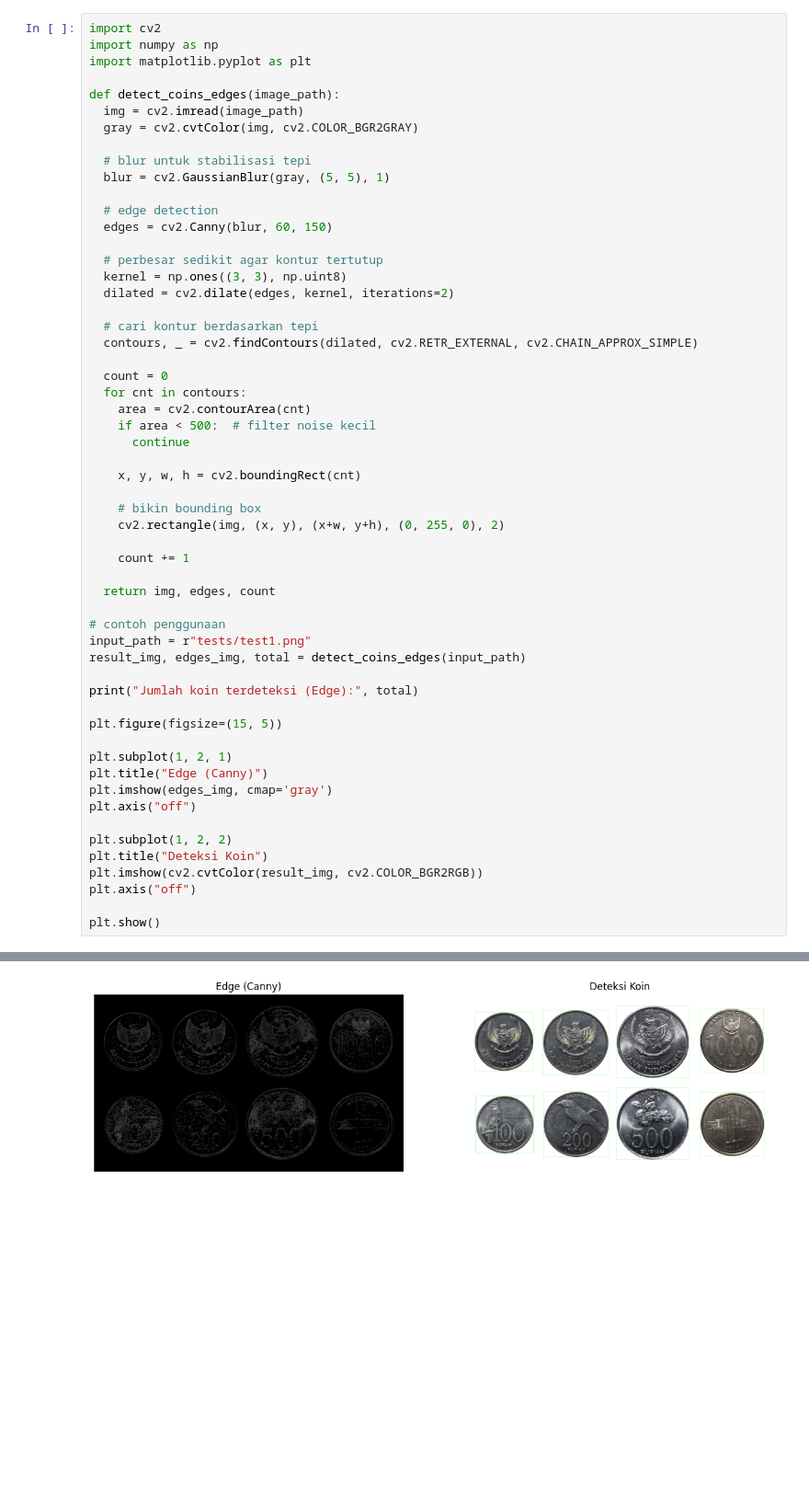
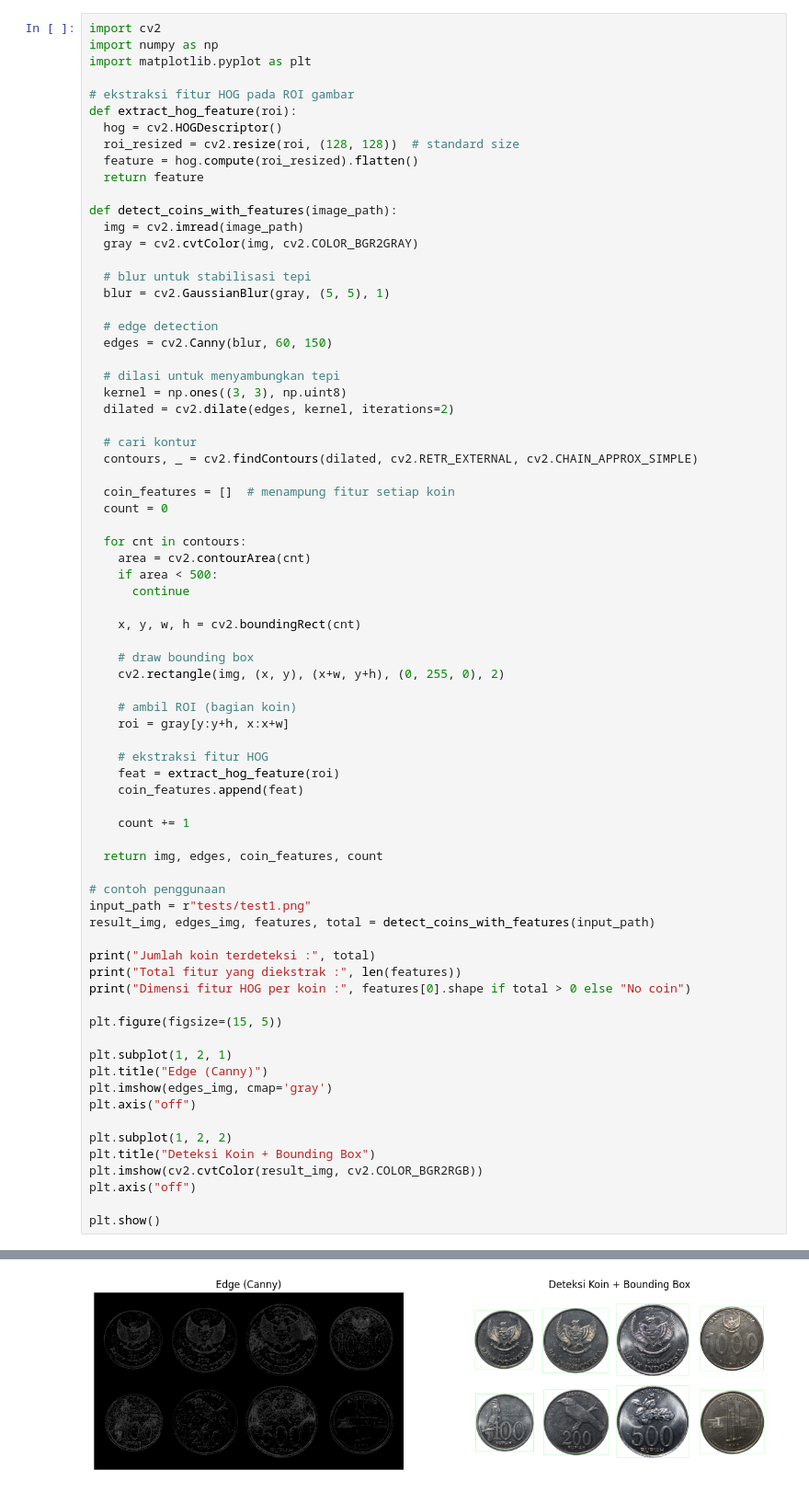
Before and after one commit to Arararra/pcd-coin-counting, a Jupyter notebook: main.ipynb, the cells around one changed output, grey strips where cells are left out. Shown at 92% size. Drawn from its saved outputs; the diff is of its cells as text; blank space fills up the shorter version.

```diff
--- a/main.ipynb
+++ b/main.ipynb
@@ -50,7 +50,14 @@ import cv2
 import numpy as np
 import matplotlib.pyplot as plt
 
-def detect_coins_edges(image_path):
+# ekstraksi fitur HOG pada ROI gambar
+def extract_hog_feature(roi):
+  hog = cv2.HOGDescriptor()
+  roi_resized = cv2.resize(roi, (128, 128))  # standard size
+  feature = hog.compute(roi_resized).flatten()
+  return feature
+
+def detect_coins_with_features(image_path):
   img = cv2.imread(image_path)
   gray = cv2.cvtColor(img, cv2.COLOR_BGR2GRAY)
 
@@ -60,33 +67,44 @@ def detect_coins_edges(image_path):
   # edge detection
   edges = cv2.Canny(blur, 60, 150)
 
-  # perbesar sedikit agar kontur tertutup
+  # dilasi untuk menyambungkan tepi
   kernel = np.ones((3, 3), np.uint8)
   dilated = cv2.dilate(edges, kernel, iterations=2)
 
-  # cari kontur berdasarkan tepi
+  # cari kontur
   contours, _ = cv2.findContours(dilated, cv2.RETR_EXTERNAL, cv2.CHAIN_APPROX_SIMPLE)
 
+  coin_features = []  # menampung fitur setiap koin
   count = 0
+
   for cnt in contours:
     area = cv2.contourArea(cnt)
-    if area < 500:  # filter noise kecil
+    if area < 500:
       continue
 
     x, y, w, h = cv2.boundingRect(cnt)
 
-    # bikin bounding box
+    # draw bounding box
     cv2.rectangle(img, (x, y), (x+w, y+h), (0, 255, 0), 2)
+
+    # ambil ROI (bagian koin)
+    roi = gray[y:y+h, x:x+w]
+
+    # ekstraksi fitur HOG
+    feat = extract_hog_feature(roi)
+    coin_features.append(feat)
 
     count += 1
 
-  return img, edges, count
+  return img, edges, coin_features, count
 
 # contoh penggunaan
 input_path = r"tests/test1.png"
-result_img, edges_img, total = detect_coins_edges(input_path)
+result_img, edges_img, features, total = detect_coins_with_features(input_path)
 
-print("Jumlah koin terdeteksi (Edge):", total)
+print("Jumlah koin terdeteksi :", total)
+print("Total fitur yang diekstrak :", len(features))
+print("Dimensi fitur HOG per koin :", features[0].shape if total > 0 else "No coin")
 
 plt.figure(figsize=(15, 5))
 
@@ -96,7 +114,7 @@ plt.imshow(edges_img, cmap='gray')
 plt.axis("off")
 
 plt.subplot(1, 2, 2)
-plt.title("Deteksi Koin")
+plt.title("Deteksi Koin + Bounding Box")
 plt.imshow(cv2.cvtColor(result_img, cv2.COLOR_BGR2RGB))
 plt.axis("off")
 
@@ -106 +126 @@ Jumlah koin terdeteksi (Edge): 8
-[figure, old version]
+[figure, new version]
```
Also changed, not shown: parts of 2 cells of this notebook.
